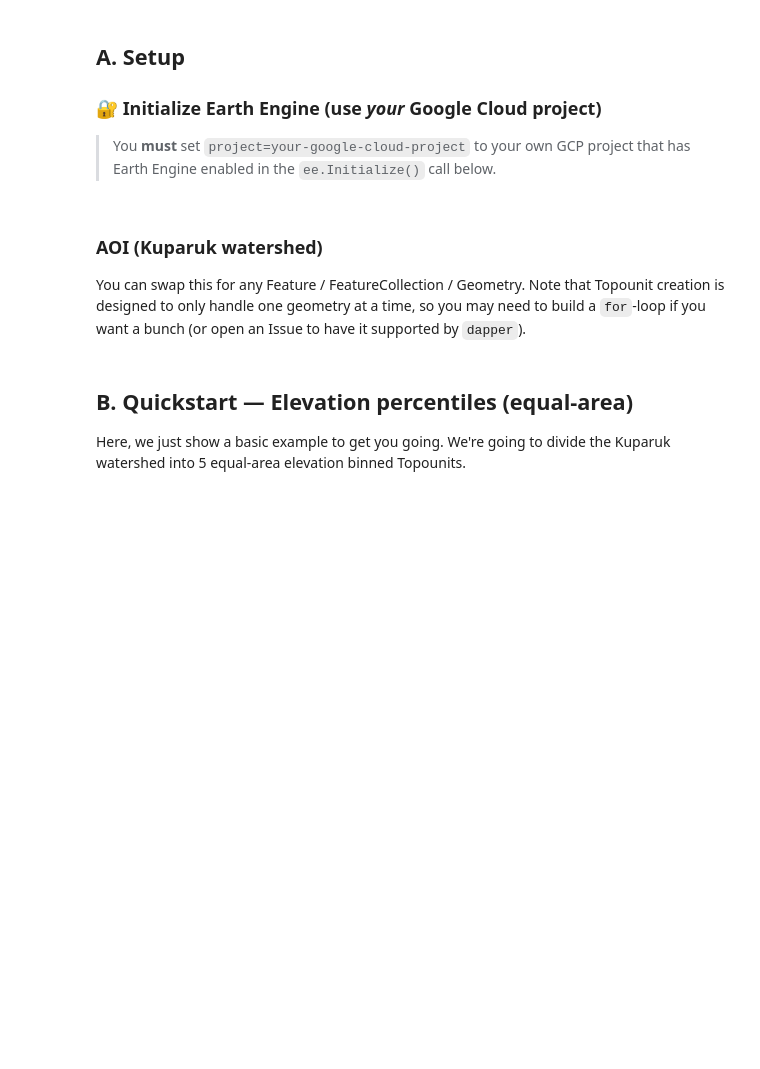
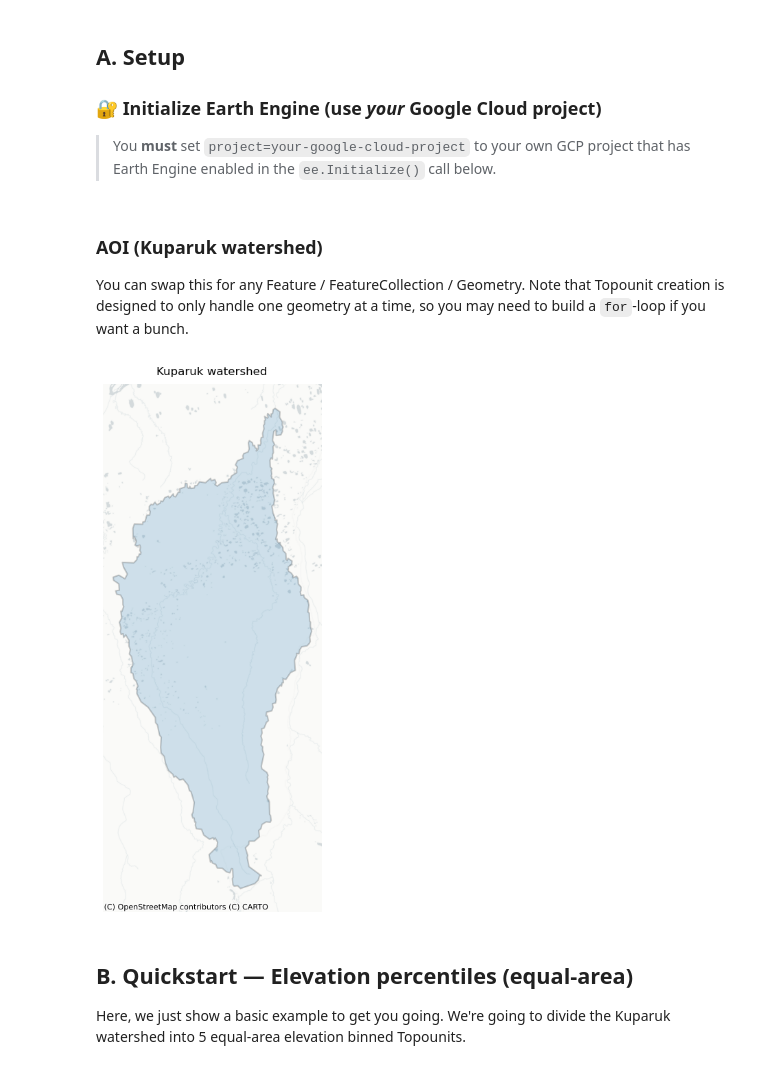
Before and after one commit to NGEE-Arctic/dapper, a Jupyter notebook: docs/tutorials/topounits/make_topounits.ipynb, the cells around one changed output. Drawn from its saved outputs; the diff is of its cells as text; code cells hidden in the pictures; blank space fills up the shorter version.

```diff
--- a/docs/tutorials/topounits/make_topounits.ipynb
+++ b/docs/tutorials/topounits/make_topounits.ipynb
@@ -46,10 +48,25 @@ pd.set_option("display.max_colwidth", 120)
 ee.Initialize(project='ee-jonschwenk')
 # %% [markdown]
 ### AOI (Kuparuk watershed)
-You can swap this for any Feature / FeatureCollection / Geometry. Note that Topounit creation is designed to only handle one geometry at a time, so you may need to build a `for`-loop if you want a bunch (or open an Issue to have it supported by `dapper`).
+You can swap this for any Feature / FeatureCollection / Geometry. Note that Topounit creation is designed to only handle one geometry at a time, so you may need to build a `for`-loop if you want a bunch.
 # %%
 # Load shared asset (FeatureCollection → first feature → Feature)
 feature = ee.Feature(ee.FeatureCollection('projects/ee-jonschwenk/assets/E3SM/Kuparuk_gageshed').first())
+
+# Quick look at the AOI geometry
+aoi_gdf = gpd.GeoDataFrame.from_features(
+    [{
+        'type': 'Feature',
+        'properties': {'legend_label': 'AOI'},
+        'geometry': feature.geometry().getInfo(),
+    }],
+    crs='EPSG:4326'
+)
+fig, ax = tplt.plot_static(aoi_gdf, basemap='positron', legend=False, alpha=0.2, edgecolor='black', linewidth=1.5)
+ax.set_title('Kuparuk watershed', pad=10)
+plt.show()
+# %% [output]
+[figure, added]
 # %% [markdown]
 ## B. Quickstart — Elevation percentiles (equal-area)
 Here, we just show a basic example to get you going. We're going to divide the Kuparuk watershed into 5 equal-area elevation binned Topounits.
```
Also changed, not shown: parts of 9 cells of this notebook, 47 other files.
